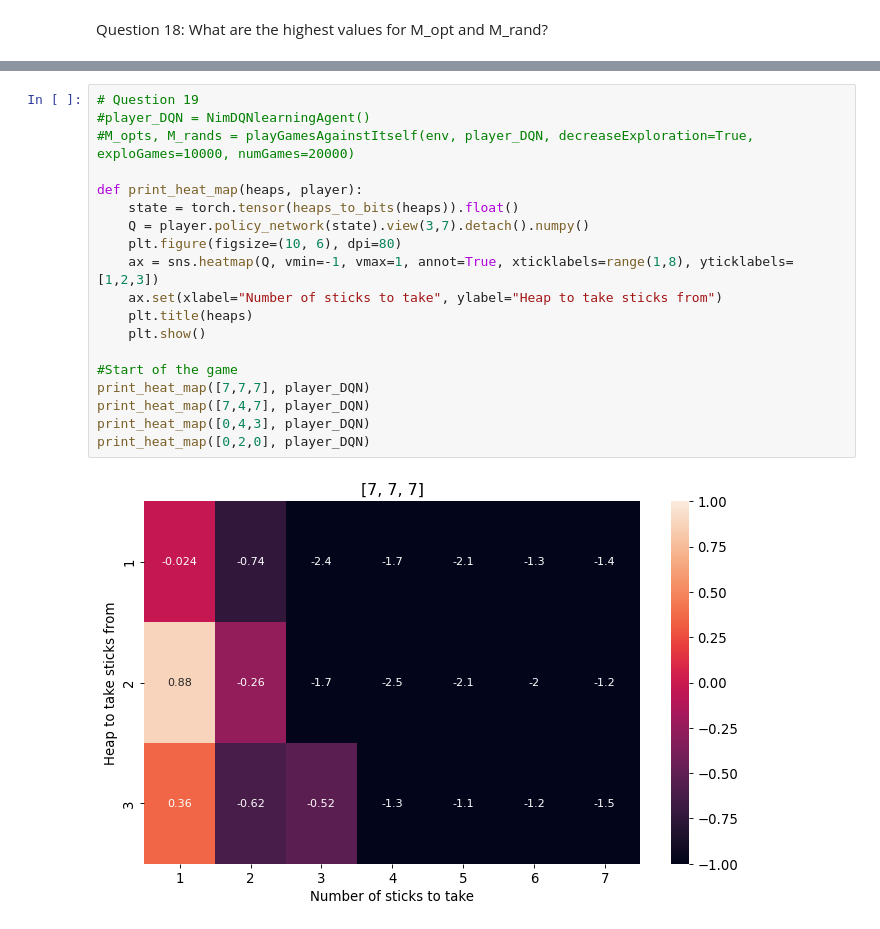
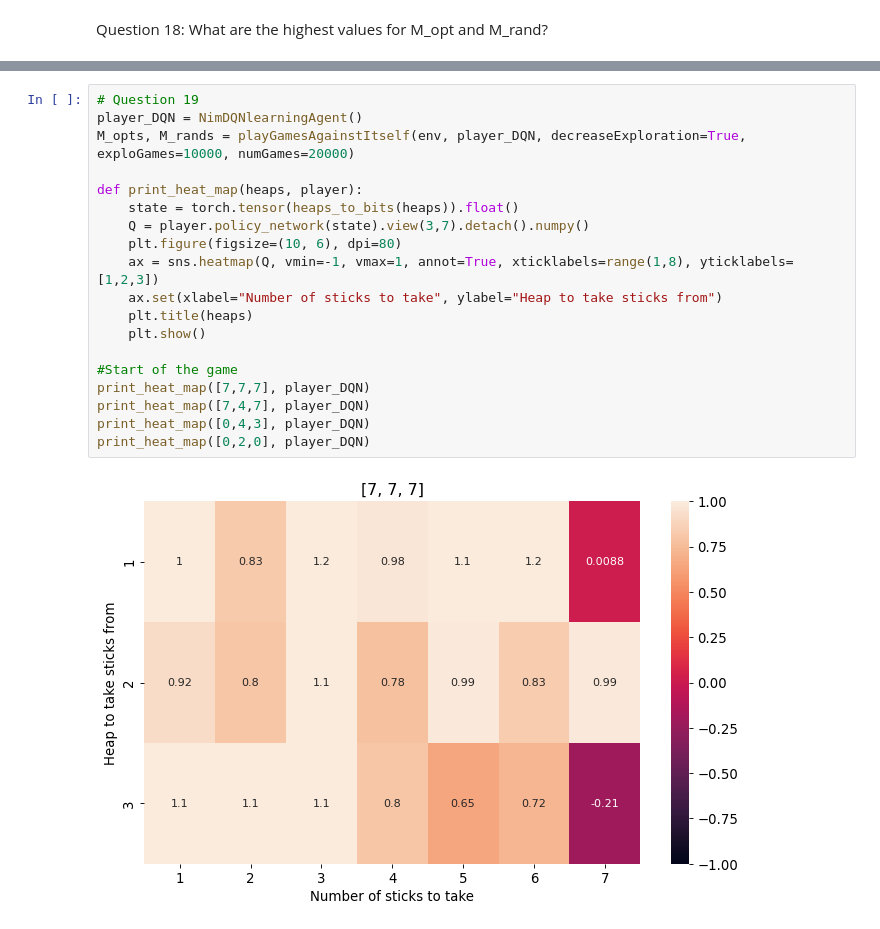
Before and after one commit to bschiehl/MP_nim, a Jupyter notebook: DQN.ipynb, the cells around one changed output, grey strips where cells are left out. Cells and saved outputs as stored; diff of their text form.

```diff
--- a/DQN.ipynb
+++ b/DQN.ipynb
@@ -719,21 +752,21 @@ print(f" t_train for M_rand against experts: {M_randsSPDE[M_randsSPDE[str(argmax
 # %%
 # Question 19
-#player_DQN = NimDQNlearningAgent()
-#M_opts, M_rands = playGamesAgainstItself(env, player_DQN, decreaseExploration=True, exploGames=10000, numGames=20000)
+player_DQN = NimDQNlearningAgent()
+M_opts, M_rands = playGamesAgainstItself(env, player_DQN, decreaseExploration=True, exploGames=10000, numGames=20000)
 
 def print_heat_map(heaps, player):
     state = torch.tensor(heaps_to_bits(heaps)).float()
     Q = player.policy_network(state).view(3,7).detach().numpy()
     plt.figure(figsize=(10, 6), dpi=80)
     ax = sns.heatmap(Q, vmin=-1, vmax=1, annot=True, xticklabels=range(1,8), yticklabels=[1,2,3])
     ax.set(xlabel="Number of sticks to take", ylabel="Heap to take sticks from")
     plt.title(heaps)
     plt.show()
 
 #Start of the game
 print_heat_map([7,7,7], player_DQN)
 print_heat_map([7,4,7], player_DQN)
 print_heat_map([0,4,3], player_DQN)
 print_heat_map([0,2,0], player_DQN)
 # %% [output]
-[figure, old version]
+[figure, new version]
```
Also changed, not shown: parts of 17 cells of this notebook, 2 other files.
